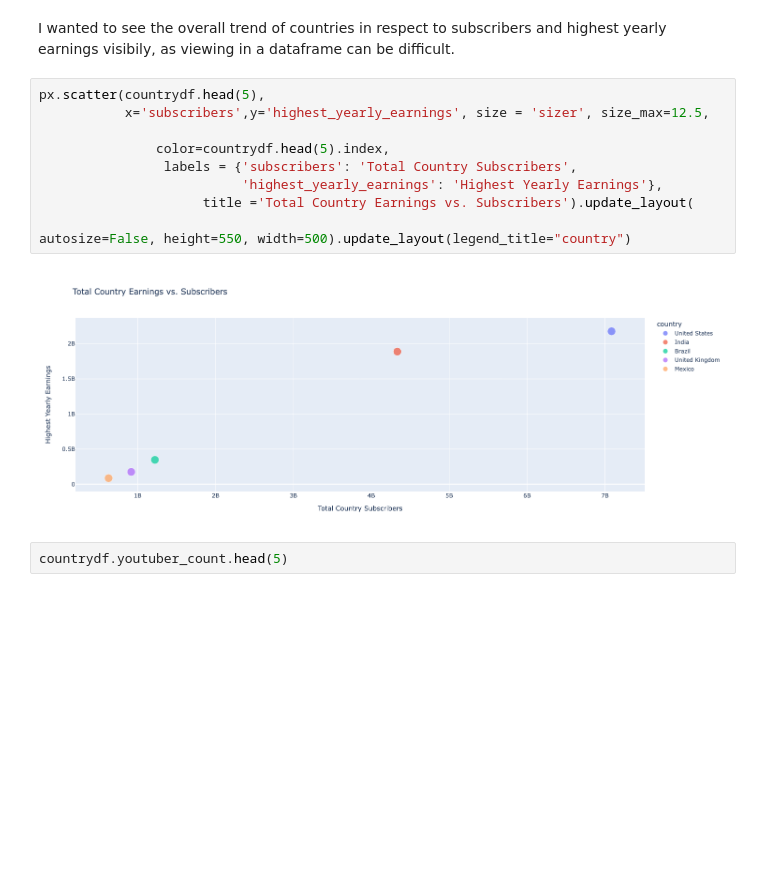
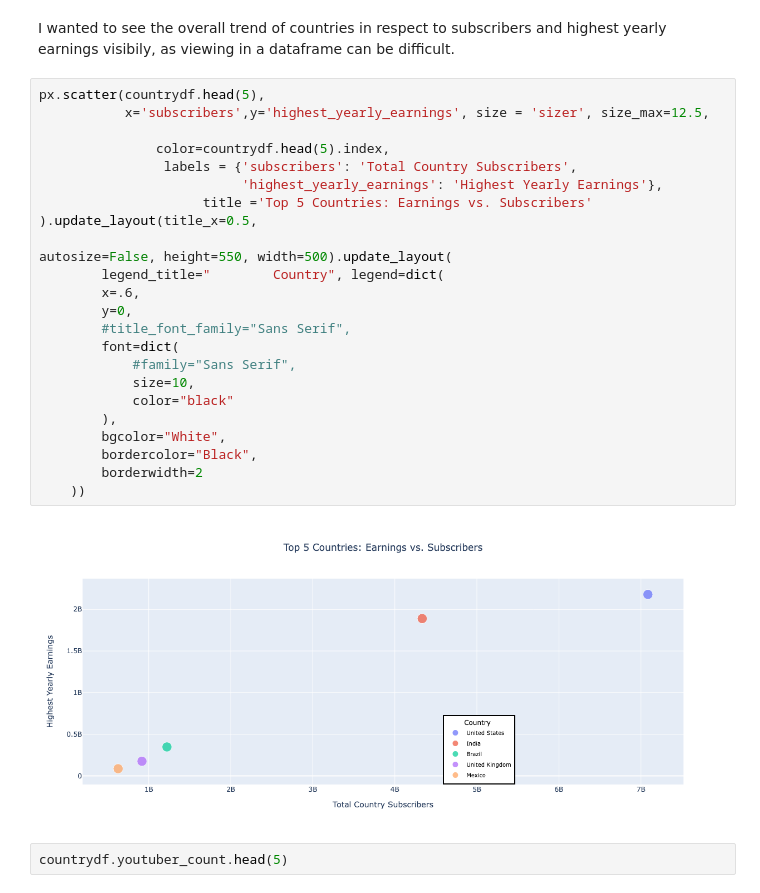
Before and after one commit to briangdrewes/youtuber-analysis, a Jupyter notebook: be_a_youtube_mrbeast.ipynb, the cells around one changed output. Saved outputs shown, nothing was run; the diff lists cells and outputs as text; blank space fills up the shorter version.

```diff
--- a/be_a_youtube_mrbeast.ipynb
+++ b/be_a_youtube_mrbeast.ipynb
@@ -247,14 +247,27 @@ I wanted to see the overall trend of countries in respect to subscribers and hig
 # %%
 px.scatter(countrydf.head(5),
            x='subscribers',y='highest_yearly_earnings', size = 'sizer', size_max=12.5,
 
                color=countrydf.head(5).index,
                 labels = {'subscribers': 'Total Country Subscribers',
                           'highest_yearly_earnings': 'Highest Yearly Earnings'},
-                     title ='Total Country Earnings vs. Subscribers').update_layout(
-                                                                                autosize=False, height=550, width=500).update_layout(legend_title="country")
+                     title ='Top 5 Countries: Earnings vs. Subscribers' ).update_layout(title_x=0.5,
+                                                                                autosize=False, height=550, width=500).update_layout(
+        legend_title="        Country", legend=dict(
+        x=.6,
+        y=0,
+        #title_font_family="Sans Serif",
+        font=dict(
+            #family="Sans Serif",
+            size=10,
+            color="black"
+        ),
+        bgcolor="White",
+        bordercolor="Black",
+        borderwidth=2
+    ))
 # %% [output]
-[figure, old version]
+[figure, new version]
 # %%
 countrydf.youtuber_count.head(5)
 # %% [output]
```
